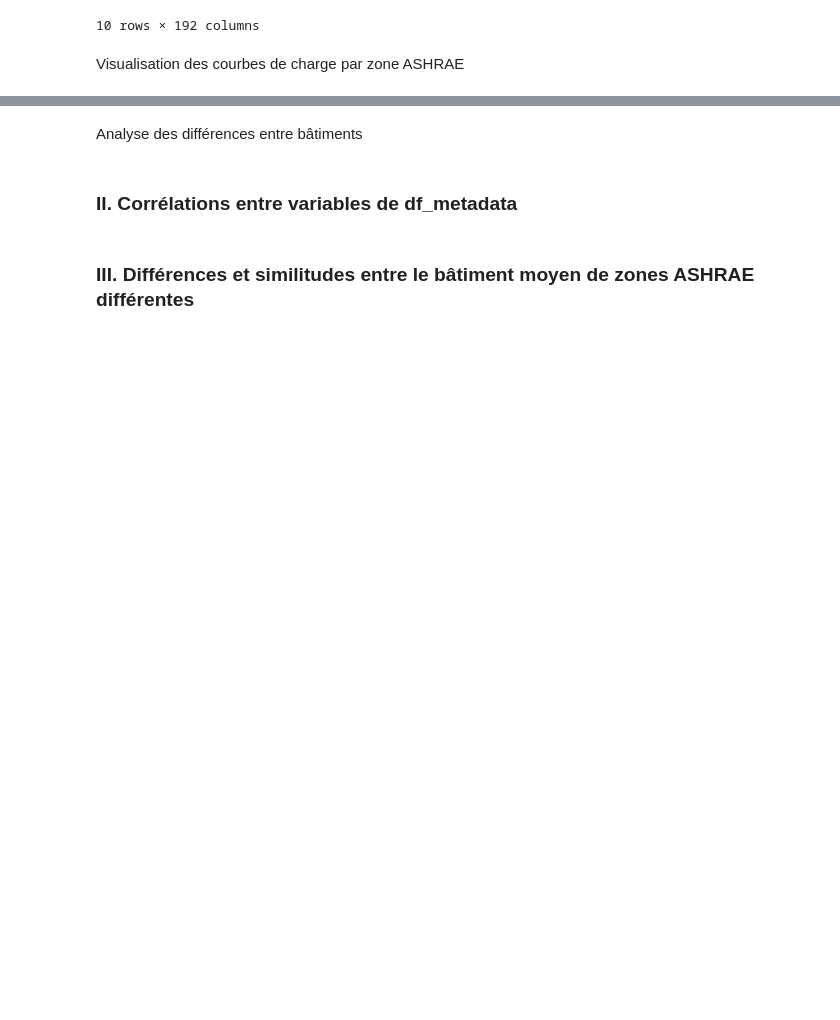
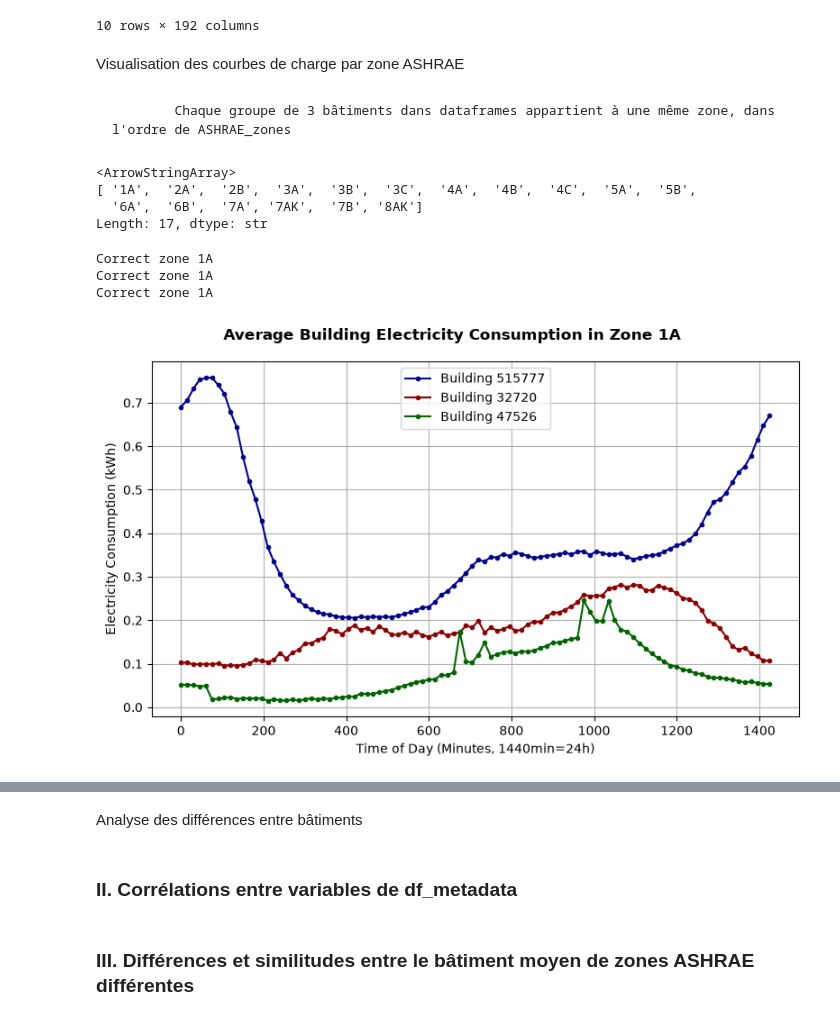
Before and after one commit to BOUBAKERAMDY/FlexiMax, a Jupyter notebook: notebooks1/03_visualisation1/courbes_de_charge.ipynb, the cells around one changed output, grey strips where cells are left out. Drawn from its saved outputs; the diff is of its cells as text; code cells hidden in the pictures; blank space fills up the shorter version.

```diff
--- a/notebooks1/03_visualisation1/courbes_de_charge.ipynb
+++ b/notebooks1/03_visualisation1/courbes_de_charge.ipynb
@@ -127,7 +125,7 @@ def download_timeseries(bldg_id: int, state: str, save: bool = True) -> pd.DataF
     print(f'Shape : {df.shape} | {df["timestamp"].iloc[0]} → {df["timestamp"].iloc[-1]}')
     return df
 # %%
-df_zone = df_metadata[df_metadata["in.ashrae_iecc_climate_zone_2004"]=="3C"].reset_index(drop=True)
+df_zone = df_metadata[df_metadata["in.ashrae_iecc_climate_zone_2004"]=="3A"].reset_index(drop=True)
 
 random_index = randint(0,df_zone.shape[0])
 chosen_building = (df_zone["bldg_id"].loc[random_index], df_zone["in.state"].loc[random_index], True)
@@ -216,3 +214,50 @@ Shape : (35040, 192) | 2018-01-01 00:15:00 → 2019-01-01 00:00:00
 10 rows × 192 columns
 # %% [markdown]
 Visualisation des courbes de charge par zone ASHRAE
+# %% [markdown]
+            Chaque groupe de 3 bâtiments dans dataframes appartient à une même zone, dans l'ordre de ASHRAE_zones
+# %%
+ASHRAE_zones
+# %% [output]
+<ArrowStringArray>
+[ '1A',  '2A',  '2B',  '3A',  '3B',  '3C',  '4A',  '4B',  '4C',  '5A',  '5B',
+  '6A',  '6B',  '7A', '7AK',  '7B', '8AK']
+Length: 17, dtype: str
+# %%
+for i in range(3):
+    if df_metadata[df_metadata["in.ashrae_iecc_climate_zone_2004"]=="1A"].loc[df_metadata["bldg_id"]==dataframes[i]["bldg_id"].iloc[0]].size != 0:
+        print("Correct zone 1A")
+    else:
+        print("Wrong zones")
+# %% [output]
+Correct zone 1A
+Correct zone 1A
+Correct zone 1A
+# %%
+#Ajout des colonnes 'minute'
+dataframes[0]["minute"] = dataframes[0]["timestamp"].dt.minute + dataframes[0]["timestamp"].dt.hour*60
+dataframes[1]["minute"] = dataframes[1]["timestamp"].dt.minute + dataframes[1]["timestamp"].dt.hour*60
+dataframes[2]["minute"] = dataframes[2]["timestamp"].dt.minute + dataframes[2]["timestamp"].dt.hour*60
+
+#Groupement
+df0 = dataframes[0].groupby("minute")["out.electricity.total.energy_consumption..kwh"].mean()
+df1 = dataframes[1].groupby("minute")["out.electricity.total.energy_consumption..kwh"].mean()
+df2 = dataframes[2].groupby("minute")["out.electricity.total.energy_consumption..kwh"].mean()
+
+#Tracage des courbes
+plt.figure(figsize=(8,5))
+
+plt.plot(df0.index, df0.values, marker=".", color='darkblue', label="Building "+str(dataframes[0]["bldg_id"].loc[3]))
+plt.plot(df1.index, df1.values, marker=".", color='darkred', label="Building "+str(dataframes[1]["bldg_id"].loc[3]))
+plt.plot(df2.index, df2.values, marker=".", color='darkgreen', label="Building "+str(dataframes[2]["bldg_id"].loc[3]))
+
+plt.suptitle('Average Building Electricity Consumption in Zone 1A', fontsize=12, fontweight='bold')
+plt.xlabel("Time of Day (Minutes, 1440min=24h)")
+plt.ylabel("Electricity Consumption (kWh)")
+
+plt.legend()
+plt.grid(True)
+plt.tight_layout()
+plt.show()
+# %% [output]
+[figure, added]
```
Also changed, not shown: parts of 10 cells of this notebook, 2 other files.
